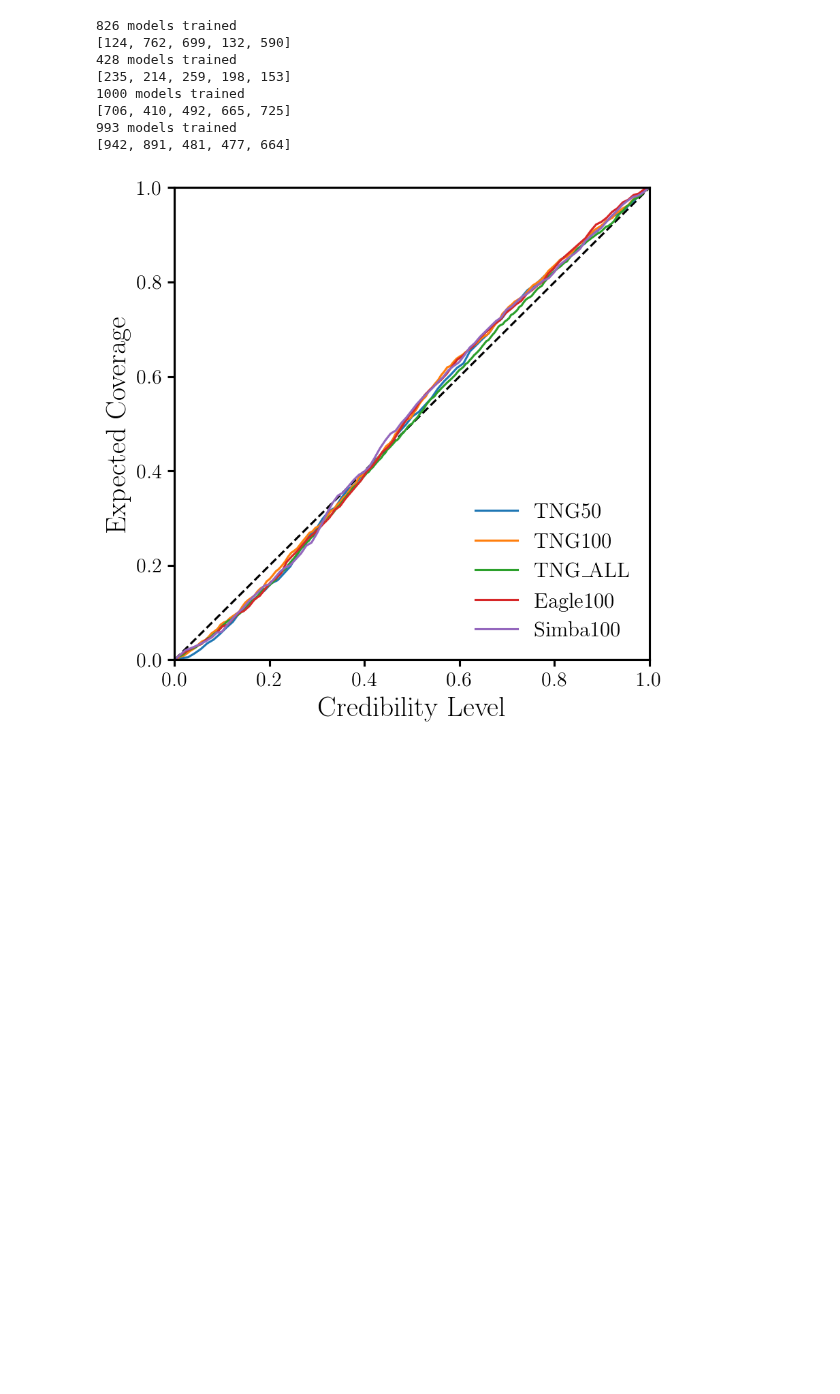
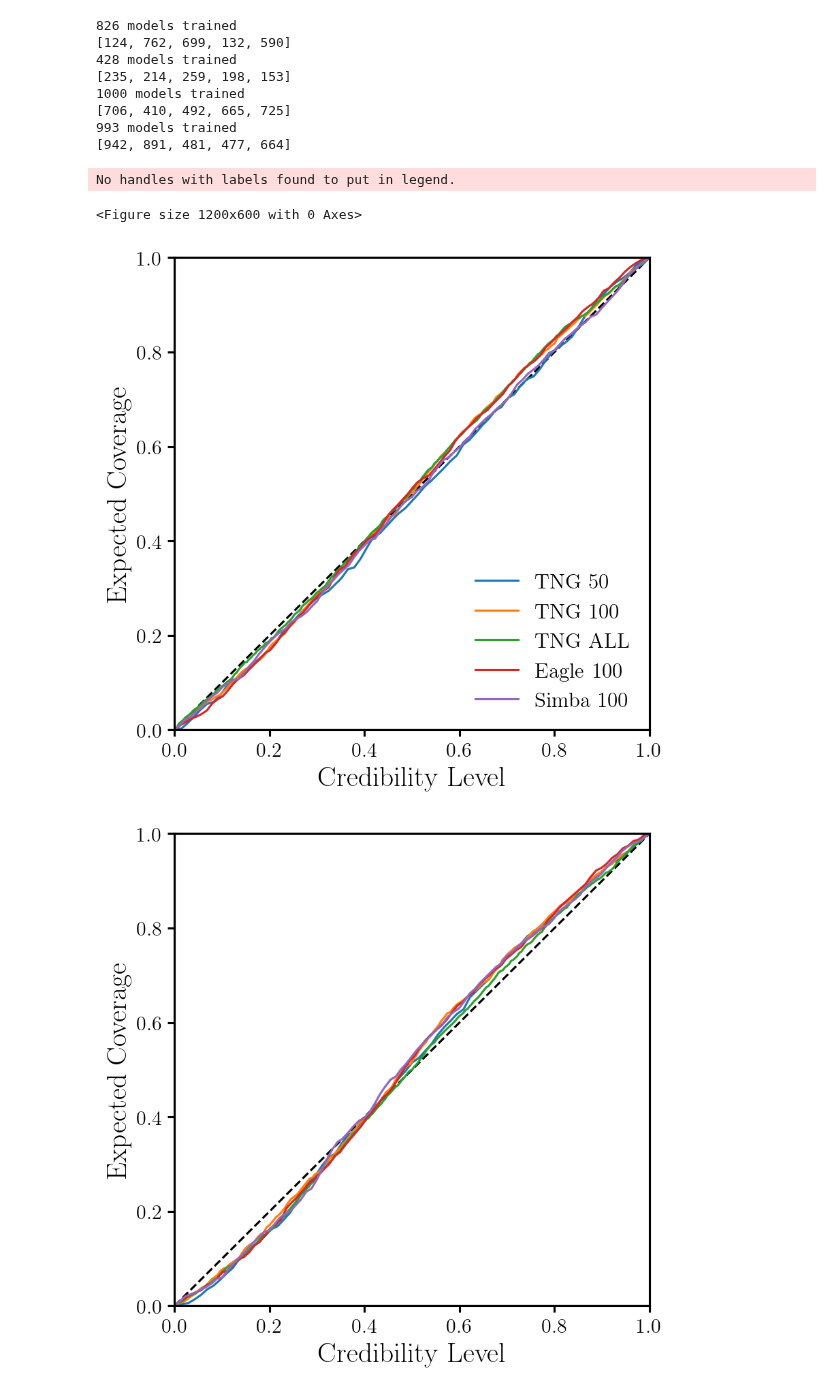
Before and after one commit to galactic-ai/haloflow, a Jupyter notebook: bin/npe/drp_coverage_fig.ipynb, the cells around one changed output. Saved outputs shown, nothing was run; the diff lists cells and outputs as text; code cells hidden in the pictures; blank space fills up the shorter version.

Commit message:
update drp coverage figure

```diff
--- a/bin/npe/drp_coverage_fig.ipynb
+++ b/bin/npe/drp_coverage_fig.ipynb
@@ -38,9 +39,29 @@ with open(f'alpha_{obs}_{version}.pkl', 'wb') as f:
 
 with open(f'ecp_{obs}_{version}.pkl', 'wb') as f:
     pickle.dump(all_ecp, f)
-# %%
-fig, ax = plotting.plot_coverage(all_alpha, all_ecp, sims)
-fig.savefig(f'/xdisk/chhahn/chhahn/haloflow/hf2/npe/h2.v{version}.all_sims.{obs}.tarp.png',
-        bbox_inches='tight')
-# %% [output]
-[figure, removed]
+# %%
+with open('alpha_mags_1.pkl', 'rb') as f:
+	alphas_mags = pickle.load(f)
+
+with open('ecp_mags_1.pkl', 'rb') as f:
+	ecps_mags = pickle.load(f)
+
+with open('alpha_mags_morph_1.pkl', 'rb') as f:
+	alphas_morph = pickle.load(f)
+
+with open('ecp_mags_morph_1.pkl', 'rb') as f:
+	ecps_morph = pickle.load(f)
+# %%
+labels = ['TNG 50', 'TNG 100', 'TNG ALL', 'Eagle 100', 'Simba 100']
+# %%
+import matplotlib.pyplot as plt
+
+fig = plt.figure(figsize=(12, 6))
+
+fig2, ax2 = plotting.plot_coverage(alphas_mags, ecps_mags, labels)
+fig3, ax3 = plotting.plot_coverage(alphas_morph, ecps_morph, [None]*len(labels))
+# %% [output]
+No handles with labels found to put in legend.
+<Figure size 1200x600 with 0 Axes>
+[figure, added]
+[figure, added]
```
Also changed, not shown: parts of 3 cells of this notebook, 1 other file.
